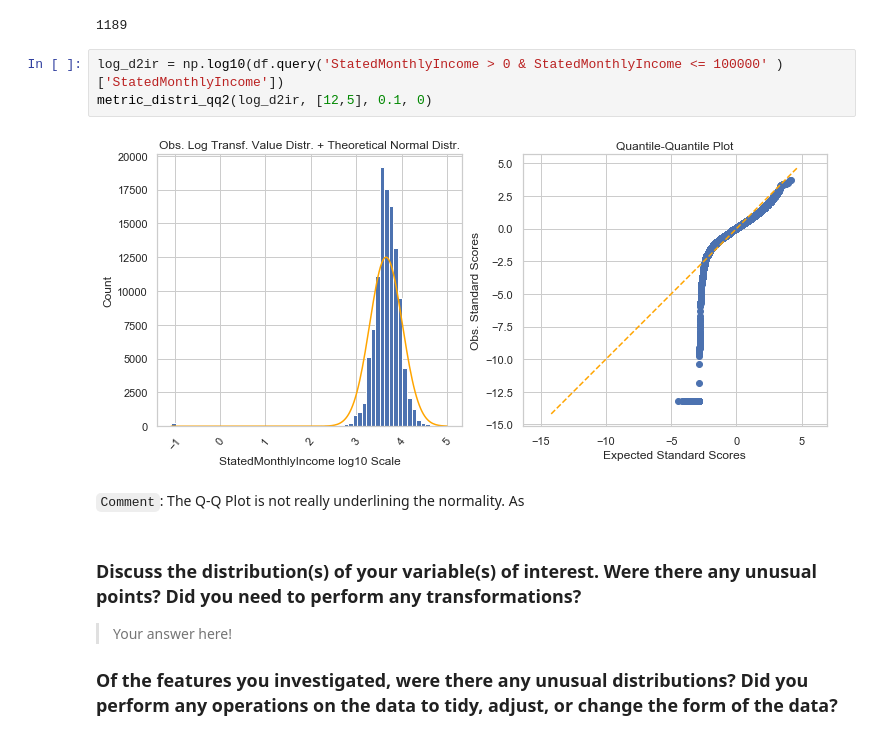
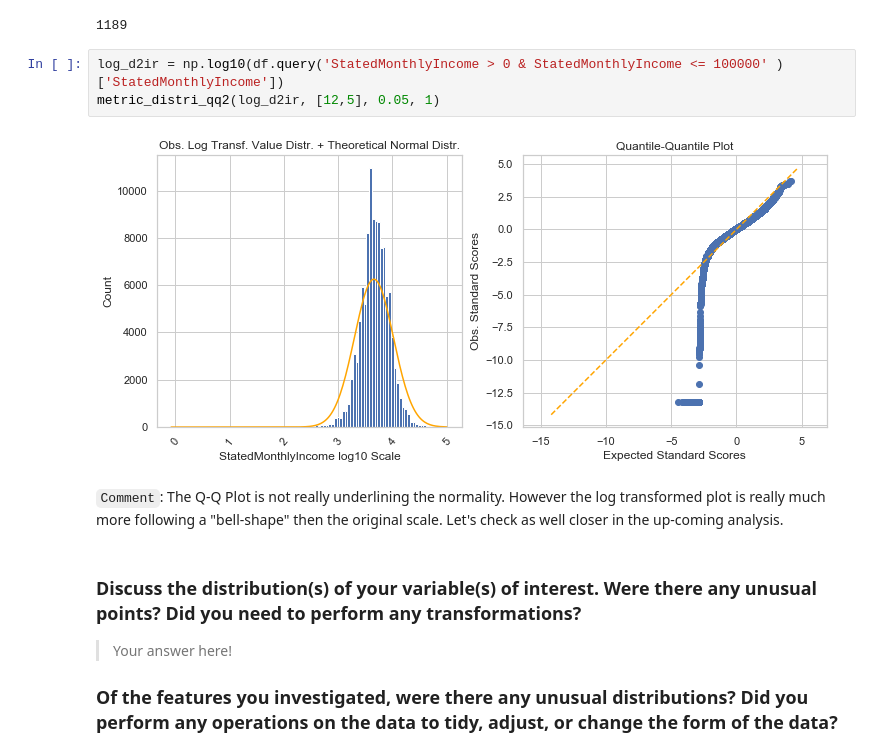
Before and after one commit to moosial/CommunicateDataFindings, a Jupyter notebook: exploration_Prosper_CA.ipynb, the cells around one changed output. Cells and saved outputs as stored; diff of their text form.

```diff
--- a/exploration_Prosper_CA.ipynb
+++ b/exploration_Prosper_CA.ipynb
@@ -1127,11 +1139,11 @@ df.query('StatedMonthlyIncome > 20000' )['StatedMonthlyIncome'].count()
 1189
 # %%
 log_d2ir = np.log10(df.query('StatedMonthlyIncome > 0 & StatedMonthlyIncome <= 100000' )['StatedMonthlyIncome'])
-metric_distri_qq2(log_d2ir, [12,5], 0.1, 0)
+metric_distri_qq2(log_d2ir, [12,5], 0.05, 1)
 # %% [output]
-[figure, old version]
+[figure, new version]
 # %% [markdown]
-`Comment`: The Q-Q Plot is not really underlining the normality. As
+`Comment`: The Q-Q Plot is not really underlining the normality. However the log transformed plot is really much more following a "bell-shape" then the original scale. Let's check as well closer in the up-coming analysis.
 # %% [markdown]
 ### Discuss the distribution(s) of your variable(s) of interest. Were there any unusual points? Did you need to perform any transformations?
 
```
Also changed, not shown: parts of 23 cells of this notebook.
